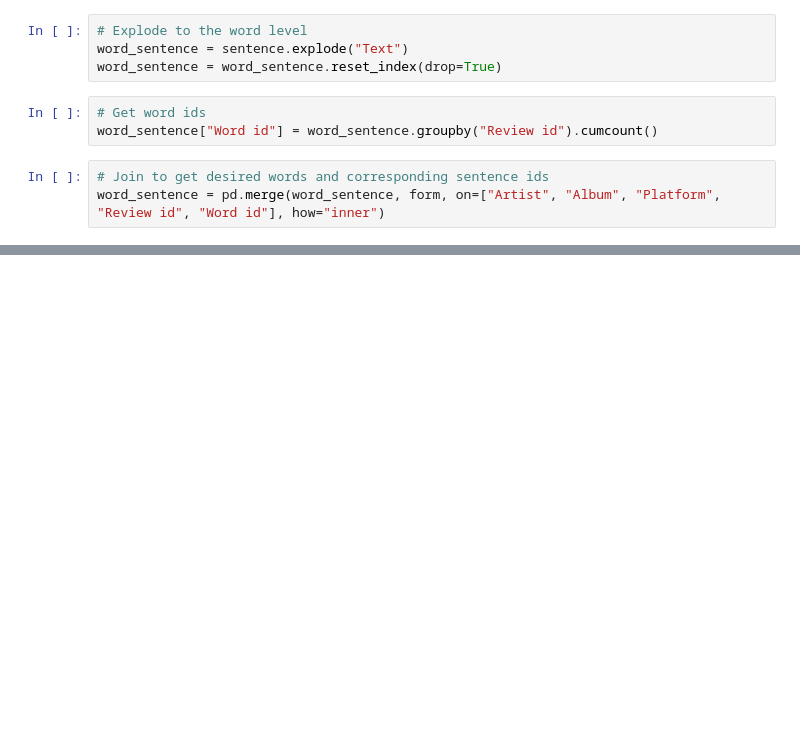
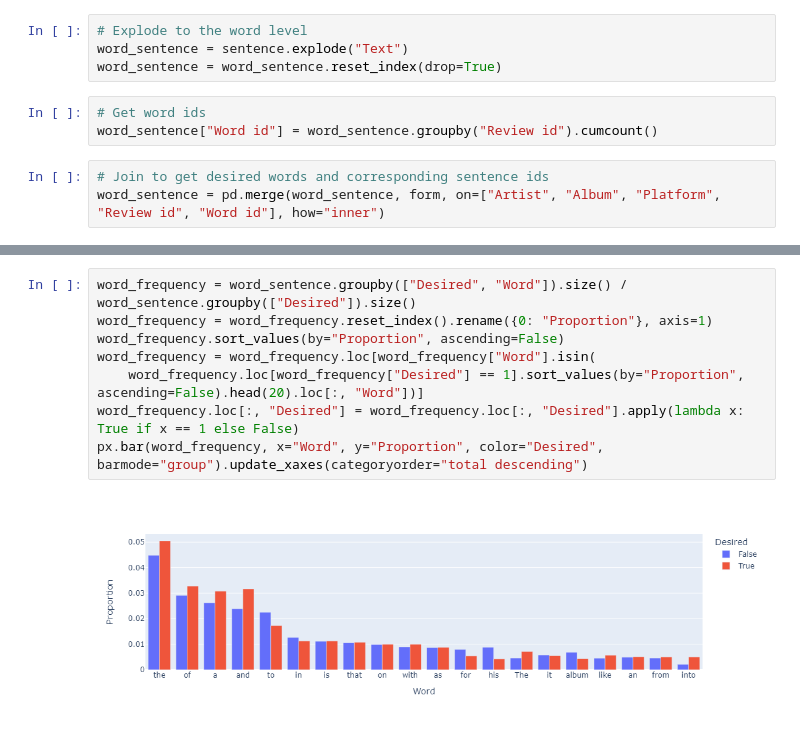
Before and after one commit to tjsnel/Third-Year-Project, a Jupyter notebook: third-year-project/Notebooks/sentence_inspection.ipynb, the cells around one changed output, grey strips where cells are left out. Drawn from its saved outputs; the diff is of its cells as text; blank space fills up the shorter version.

```diff
--- a/third-year-project/Notebooks/sentence_inspection.ipynb
+++ b/third-year-project/Notebooks/sentence_inspection.ipynb
@@ -101,0 +55,10 @@ px.scatter(counts, x="Word", y="Desired Ratio")
+# %%
+word_frequency = word_sentence.groupby(["Desired", "Word"]).size() / word_sentence.groupby(["Desired"]).size()
+word_frequency = word_frequency.reset_index().rename({0: "Proportion"}, axis=1)
+word_frequency.sort_values(by="Proportion", ascending=False)
+word_frequency = word_frequency.loc[word_frequency["Word"].isin(
+    word_frequency.loc[word_frequency["Desired"] == 1].sort_values(by="Proportion", ascending=False).head(20).loc[:, "Word"])]
+word_frequency.loc[:, "Desired"] = word_frequency.loc[:, "Desired"].apply(lambda x: True if x == 1 else False)
+px.bar(word_frequency, x="Word", y="Proportion", color="Desired", barmode="group").update_xaxes(categoryorder="total descending")
+# %% [output]
+[figure, added]
```
Also changed, not shown: parts of 25 cells of this notebook, 15 other files.
